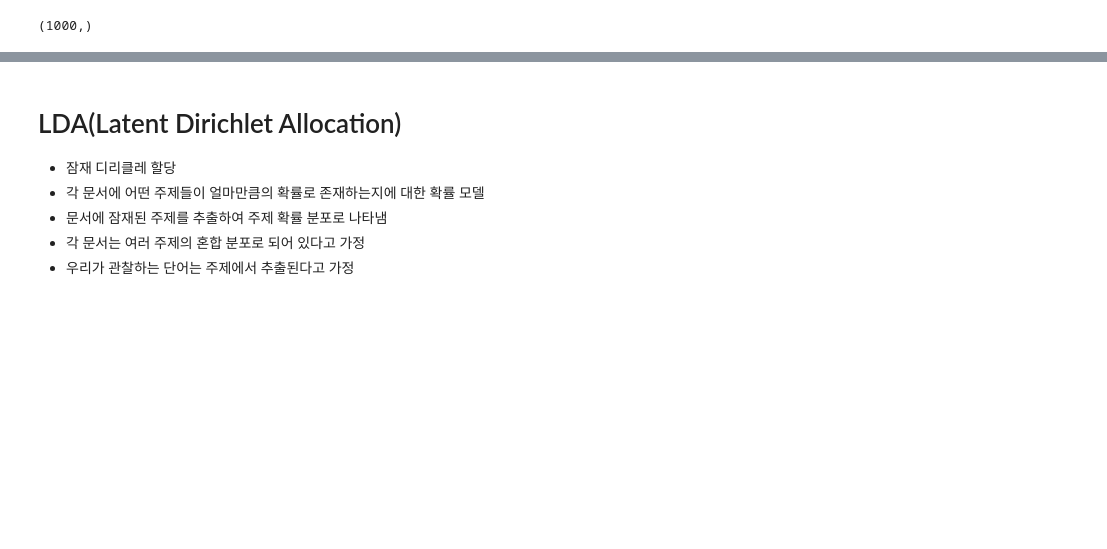
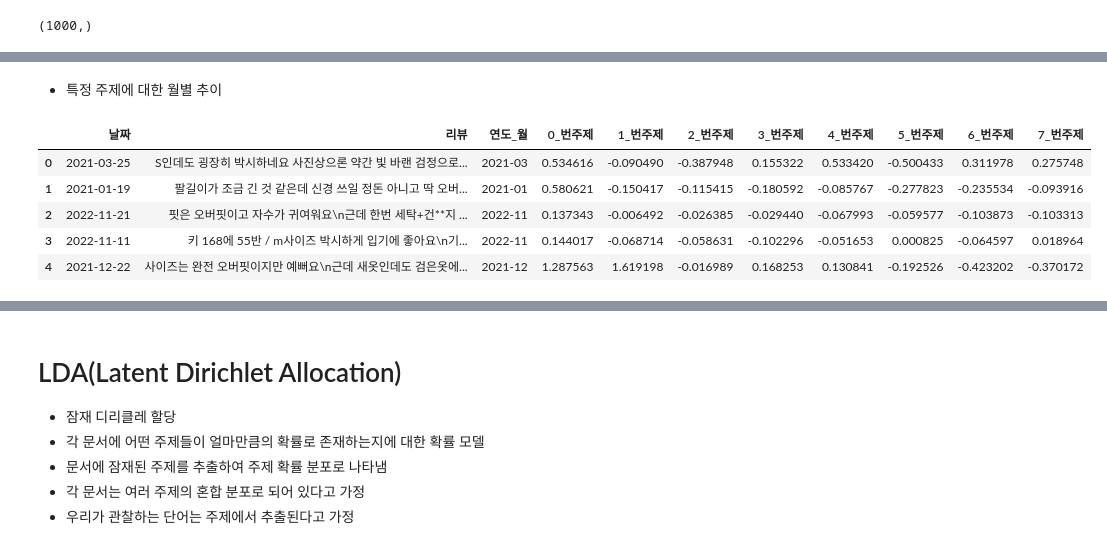
Before and after one commit to koeyhi/TheDaters, a Jupyter notebook: 08_NLP/05. 주제 분석.ipynb, the cells around one changed output, grey strips where cells are left out. Saved outputs shown, nothing was run; the diff lists cells and outputs as text; code cells hidden in the pictures; blank space fills up the shorter version.

```diff
--- a/08_NLP/05. 주제 분석.ipynb
+++ b/08_NLP/05. 주제 분석.ipynb
@@ -115,7 +115,7 @@ kiwi.tokenize(df["리뷰"][0])
 result = kiwi.tokenize(df["리뷰"])
 token_list = []
 
-for tokens in tqdm(result):
+for tokens in result:
     tokens = [t.form for t in tokens if t.tag in ["NNG", "VV", "VA", "SL"]]
     token_list.append(tokens)
 # %%
@@ -311,0 +328,2 @@ pd.DataFrame(lst)
+# %% [markdown]
+- 특정 주제에 대한 월별 추이
@@ -311,0 +332,11 @@ pd.DataFrame(lst)
+# %%
+tmp = pd.DataFrame(u_arr).add_suffix("_번주제")
+df = pd.concat([df, tmp], axis=1)
+df.head()
+# %% [output]
+|  | 날짜 | 리뷰 | 연도_월 | 0_번주제 | 1_번주제 | 2_번주제 | 3_번주제 | 4_번주제 | 5_번주제 | 6_번주제 | 7_번주제 |
+| 0 | 2021-03-25 | S인데도 굉장히 박시하네요 사진상으론 약간 빛 바랜 검정으로... | 2021-03 | 0.534616 | -0.090490 | -0.387948 | 0.155322 | 0.533420 | -0.500433 | 0.311978 | 0.275748 |
+| 1 | 2021-01-19 | 팔길이가 조금 긴 것 같은데 신경 쓰일 정돈 아니고 딱 오버... | 2021-01 | 0.580621 | -0.150417 | -0.115415 | -0.180592 | -0.085767 | -0.277823 | -0.235534 | -0.093916 |
+| 2 | 2022-11-21 | 핏은 오버핏이고 자수가 귀여워요\n근데 한번 세탁+건**지 ... | 2022-11 | 0.137343 | -0.006492 | -0.026385 | -0.029440 | -0.067993 | -0.059577 | -0.103873 | -0.103313 |
+| 3 | 2022-11-11 | 키 168에 55반 / m사이즈 박시하게 입기에 좋아요\n기... | 2022-11 | 0.144017 | -0.068714 | -0.058631 | -0.102296 | -0.051653 | 0.000825 | -0.064597 | 0.018964 |
+| 4 | 2021-12-22 | 사이즈는 완전 오버핏이지만 예뻐요\n근데 새옷인데도 검은옷에... | 2021-12 | 1.287563 | 1.619198 | -0.016989 | 0.168253 | 0.130841 | -0.192526 | -0.423202 | -0.370172 |
```
Also changed, not shown: parts of 42 cells of this notebook, 3 other files.
